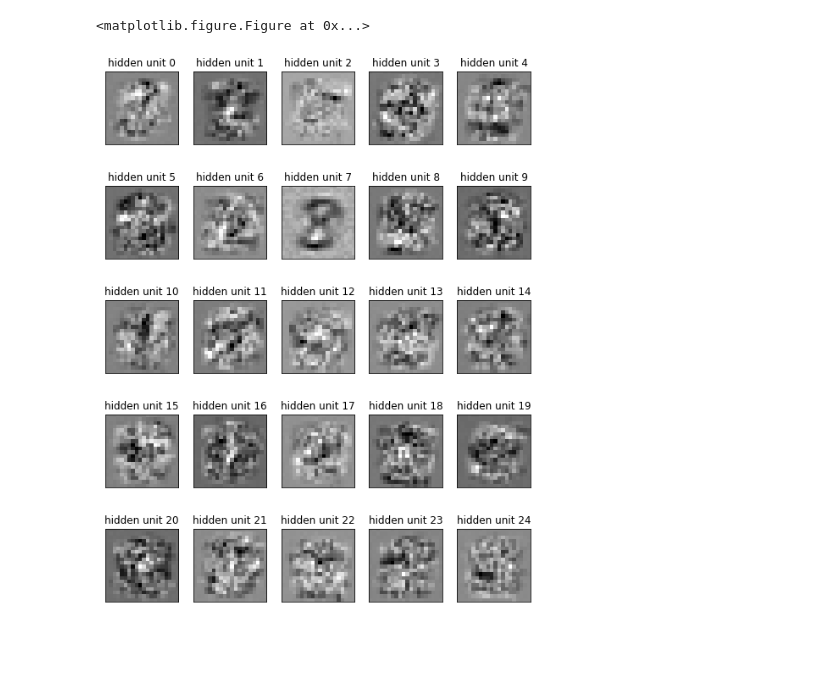
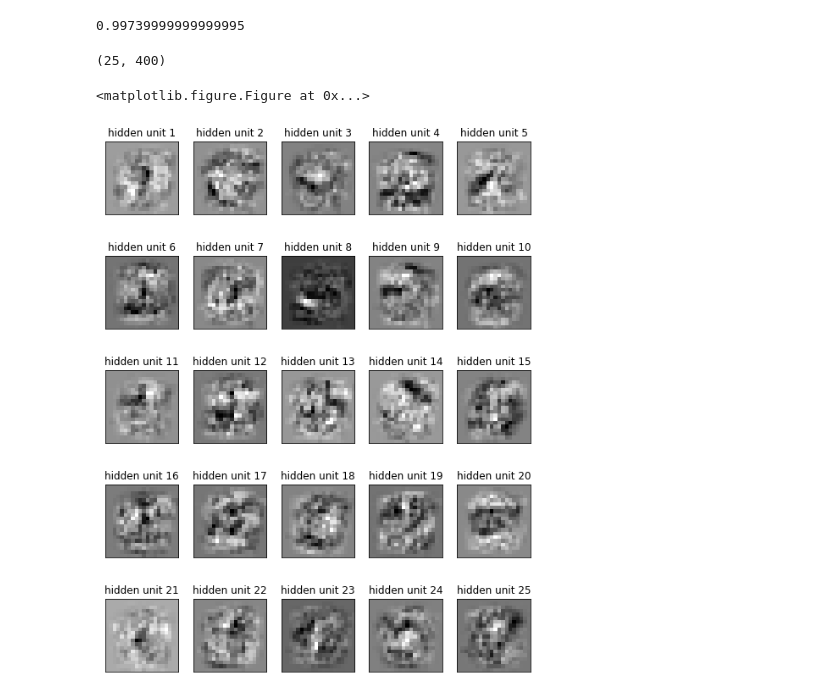
Before and after one commit to krasserm/machine-learning-notebooks, a Jupyter notebook: ml-ex4.ipynb, the cells around one changed output. Cells and saved outputs as stored; diff of their text form; code cells hidden in the pictures; blank space fills up the shorter version.

```diff
--- a/ml-ex4.ipynb
+++ b/ml-ex4.ipynb
@@ -62,0 +45,11 @@ Theta1.shape
+# %%
+# For cross validation, use two stratified randomized folds
+# where the cross validation set size = 0.1 * dataset size.
+# Statified means that the folds are made by preserving the
+# percentage of samples for each class.
+cv = StratifiedShuffleSplit(2, test_size=0.1, random_state=0)
+
+# Run a grid search with different values for regularization
+# parameter alpha using the cv cross validator defined above.
+gs = GridSearchCV(clf, param_grid={'alpha':[1e-2, 1e-1, 1e0, 1e1]}, cv=cv)
+gs.fit(X, y)
@@ -63,17 +94,29 @@ Theta1.shape
+# %%
+# Classification accuracy on training data set
+clf_best.score(X, y)
+# %% [output]
+0.99739999999999995
+# %%
+# Obtain weight matrix between input and hidden layer
+# (input layer size = 400, hidden layer size = 25)
+Theta1 = clf_best.coefs_[0].T
+Theta1.shape
+# %% [output]
+(25, 400)
 # %%
-# Visualize hidden units (i.e. their weights from the input layer)
+# Visualize input weights into hidden units (400 per hidden unit)
 n_rows = 5
 n_cols = 5
 
 plt.subplots_adjust(top=.9, hspace=.4)
 plt.figure(figsize=(1.8 * n_cols, 2.4 * n_rows))
 
 for i, row in enumerate(Theta1):
     plt.subplot(n_rows, n_cols, i + 1)
     plt.imshow(row.reshape((20,20), order='F'), cmap=plt.cm.gray)
-    plt.title(f'hidden unit {i}')
+    plt.title(f'hidden unit {i + 1}')
     plt.xticks(())
     plt.yticks(())
 # %% [output]
 <matplotlib.figure.Figure at 0x...>
-[figure, old version]
+[figure, new version]
```
Also changed, not shown: parts of 17 cells of this notebook, 2 other files.
